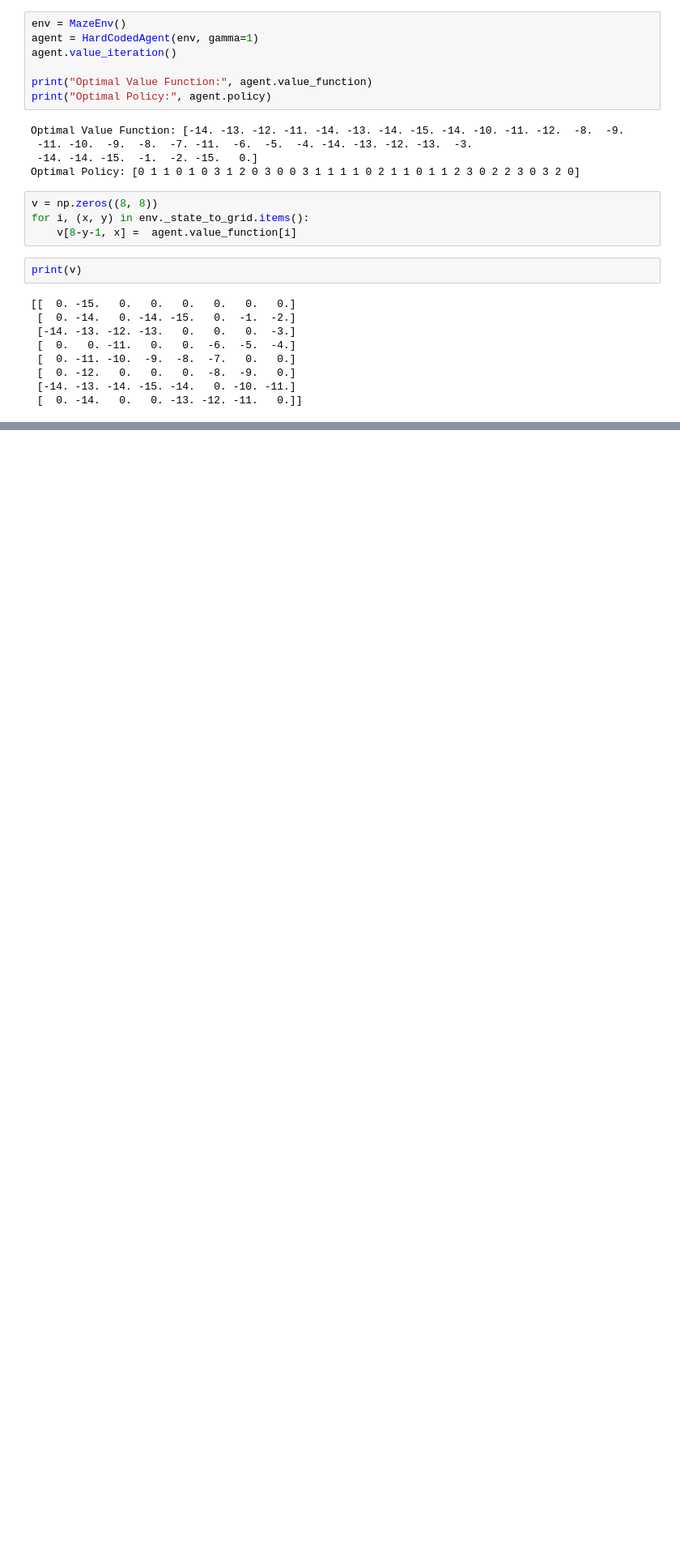
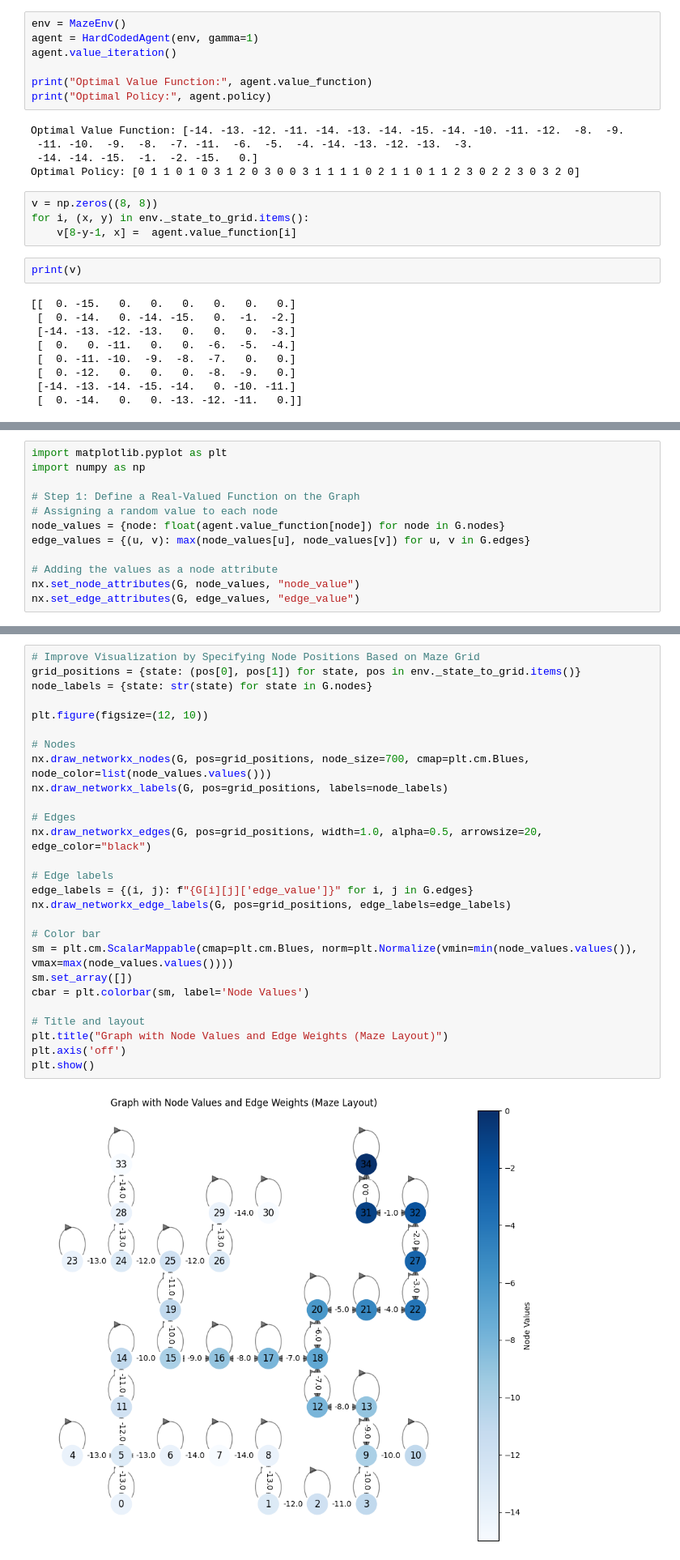
Before and after one commit to jsseely/rl-dmt, a Jupyter notebook: notebooks/simple.ipynb, the cells around one changed output, grey strips where cells are left out. Shown at 81% size. Saved outputs shown, nothing was run; the diff lists cells and outputs as text; blank space fills up the shorter version.

```diff
--- a/notebooks/simple.ipynb
+++ b/notebooks/simple.ipynb
@@ -75,0 +142,12 @@ print(v)
+# %%
+import matplotlib.pyplot as plt
+import numpy as np
+
+# Step 1: Define a Real-Valued Function on the Graph
+# Assigning a random value to each node
+node_values = {node: float(agent.value_function[node]) for node in G.nodes}
+edge_values = {(u, v): max(node_values[u], node_values[v]) for u, v in G.edges}
+
+# Adding the values as a node attribute
+nx.set_node_attributes(G, node_values, "node_value")
+nx.set_edge_attributes(G, edge_values, "edge_value")
@@ -75,0 +158,29 @@ print(v)
+# %%
+# Improve Visualization by Specifying Node Positions Based on Maze Grid
+grid_positions = {state: (pos[0], pos[1]) for state, pos in env._state_to_grid.items()}
+node_labels = {state: str(state) for state in G.nodes}
+
+plt.figure(figsize=(12, 10))
+
+# Nodes
+nx.draw_networkx_nodes(G, pos=grid_positions, node_size=700, cmap=plt.cm.Blues, node_color=list(node_values.values()))
+nx.draw_networkx_labels(G, pos=grid_positions, labels=node_labels)
+
+# Edges
+nx.draw_networkx_edges(G, pos=grid_positions, width=1.0, alpha=0.5, arrowsize=20, edge_color="black")
+
+# Edge labels
+edge_labels = {(i, j): f"{G[i][j]['edge_value']}" for i, j in G.edges}
+nx.draw_networkx_edge_labels(G, pos=grid_positions, edge_labels=edge_labels)
+
+# Color bar
+sm = plt.cm.ScalarMappable(cmap=plt.cm.Blues, norm=plt.Normalize(vmin=min(node_values.values()), vmax=max(node_values.values())))
+sm.set_array([])
+cbar = plt.colorbar(sm, label='Node Values')
+
+# Title and layout
+plt.title("Graph with Node Values and Edge Weights (Maze Layout)")
+plt.axis('off')
+plt.show()
+# %% [output]
+[figure, added]
```
Also changed, not shown: parts of 12 cells of this notebook.
